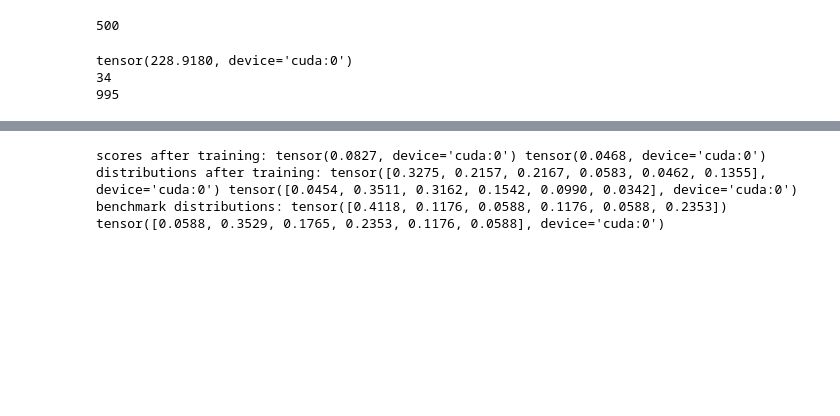
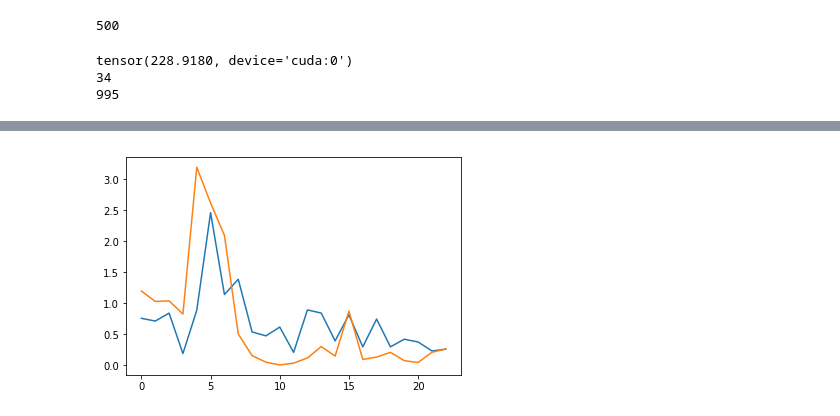
Before and after one commit to dsgelab/FinnGAN, a Jupyter notebook: main.ipynb, the cells around one changed output, grey strips where cells are left out. Saved outputs shown, nothing was run; the diff lists cells and outputs as text; code cells hidden in the pictures; blank space fills up the shorter version.

```diff
--- a/main.ipynb
+++ b/main.ipynb
@@ -69,11 +174,12 @@ tensor(228.9180, device='cuda:0')
 vocab_size = 6
 var_ids = list(range(vocab_size))
 var_names = ['var' + str(i) for i in var_ids]
-var_weights = torch.tensor([15, 5, 3, 4, 2, 1]).type(Tensor)
+var_weights = torch.tensor([15, 4, 3, 1, 2, 1]).type(Tensor)
 var_weights = var_weights / torch.sum(var_weights)# variable distribution of mock data
 sequence_length = 10
 n_individuals = 2000
 
 #noise_length = 2
 print(var_weights)
+print(torch.sum(var_weights.cpu()))
 # %% [output]
@@ -98,9 +205,9 @@ for indv in range(n_individuals):
     tmp = []
     for t in range(sequence_length):
         if t > 0 and tmp[t - 1] == 'var2':
-            var = np.random.choice(var_names, p=alternative_weights)
+            var = np.random.choice(var_names, p=alternative_weights.cpu())
         else:
-            var = np.random.choice(var_names, p=var_weights)
+            var = np.random.choice(var_names, p=var_weights.cpu())
         tmp.append(var)
     events.append(tmp)
 
@@ -348,9 +467,19 @@ tensor([0.3575, 1.8690, 0.5015, 0.2765, 0.4195, 1.3170], device='cuda:0') tensor
 # Define the training function
 
 def train(G, D, train_data, vocab_size, n_epochs, lr, temperature, print_step = 10, score_fn = test_special_case):
+    scores = []
+
+    score1, score2 = test_special_case(G, data, vocab_size, False)
+    print('scores before training:', score1, score2)
+    scores.append(torch.tensor([score1, score2]))
+
     print('pretraining generator...')
-    pretrain_generator(G, train_data, vocab_size, n_epochs // 10, lr, n_epochs // 10 - 1)
+    pretrain_generator(G, train_data, vocab_size, max(n_epochs // 10, 1), lr, max(n_epochs // 10 - 1, 1))
     print('pretraining complete')
+
+    score1, score2 = score_fn(G, train_data, vocab_size, False)
+    print("[Scores:", score1, score2, "]")
+    scores.append(torch.tensor([score1, score2]))
 
     adversarial_loss = torch.nn.BCELoss()
 
@@ -403,9 +532,17 @@ def train(G, D, train_data, vocab_size, n_epochs, lr, temperature, print_step =
                 "[Epoch %d/%d] [D loss: %f] [G loss: %f]"
                 % (e, n_epochs, d_loss.item(), g_loss.item())
             )
-            print("[Frequencies:", score_fn(G, train_data, vocab_size), "]")
-            scores1, scores2 = score_fn(G, train_data, vocab_size, False)
-            print("[Scores:", scores1, scores2, "]")
+            #print("[Frequencies:", score_fn(G, train_data, vocab_size), "]")
+            score1, score2 = score_fn(G, train_data, vocab_size, False)
+            print("[Scores:", score1, score2, "]")
+            scores.append(torch.tensor([score1, score2]))
+
+    score1, score2 = test_special_case(G, data, vocab_size, False)
+    print('scores after training:', score1, score2)
+    scores.append(torch.tensor([score1, score2]))
+
+    #return scores
+    return torch.stack(scores)
 # %%
 # Train the GAN
 
@@ -434,18 +571,14 @@ if cuda:
     D.cuda()
 
 #scores = eval_generator(G, data, vocab_size)
-scores1, scores2 = test_special_case(G, data, vocab_size, False)
-print('scores before training:', scores1, scores2)
 scores1, scores2 = test_special_case(G, data, vocab_size)
 print('distributions before training:', scores1, scores2)
 print('benchmark distributions:', alternative_weights, var_weights)
 
 # Train the GAN
-train(G, D, data, vocab_size, 1000, 0.001, temperature, 50)
+scores = train(G, D, data, vocab_size, 2000, 0.001, temperature, 100)
 
 #scores = eval_generator(G, data, vocab_size)
-scores1, scores2 = test_special_case(G, data, vocab_size, False)
-print('scores after training:', scores1, scores2)
 scores1, scores2 = test_special_case(G, data, vocab_size)
 print('distributions after training:', scores1, scores2)
 print('benchmark distributions:', alternative_weights, var_weights)
@@ -479,10 +605,8 @@ time taken: 1000.0 seconds
-# %%
-scores1, scores2 = test_special_case(G, data, vocab_size, False)
-print('scores after training:', scores1, scores2)
-scores1, scores2 = test_special_case(G, data, vocab_size)
-print('distributions after training:', scores1, scores2)
-print('benchmark distributions:', alternative_weights, var_weights)
-# %% [output]
-scores after training: tensor(0.0827, device='cuda:0') tensor(0.0468, device='cuda:0')
-distributions after training: tensor([0.3275, 0.2157, 0.2167, 0.0583, 0.0462, 0.1355], device='cuda:0') tensor([0.0454, 0.3511, 0.3162, 0.1542, 0.0990, 0.0342], device='cuda:0')
-benchmark distributions: tensor([0.4118, 0.1176, 0.0588, 0.1176, 0.0588, 0.2353]) tensor([0.0588, 0.3529, 0.1765, 0.2353, 0.1176, 0.0588], device='cuda:0')
+# %%
+%matplotlib inline
+
+plt.plot(range(scores.shape[0]), scores[:, 0].numpy())
+plt.plot(range(scores.shape[0]), scores[:, 1].numpy())
+plt.show()
+# %% [output]
+[figure, added]
```
Also changed, not shown: parts of 17 cells of this notebook, 1 other file.
